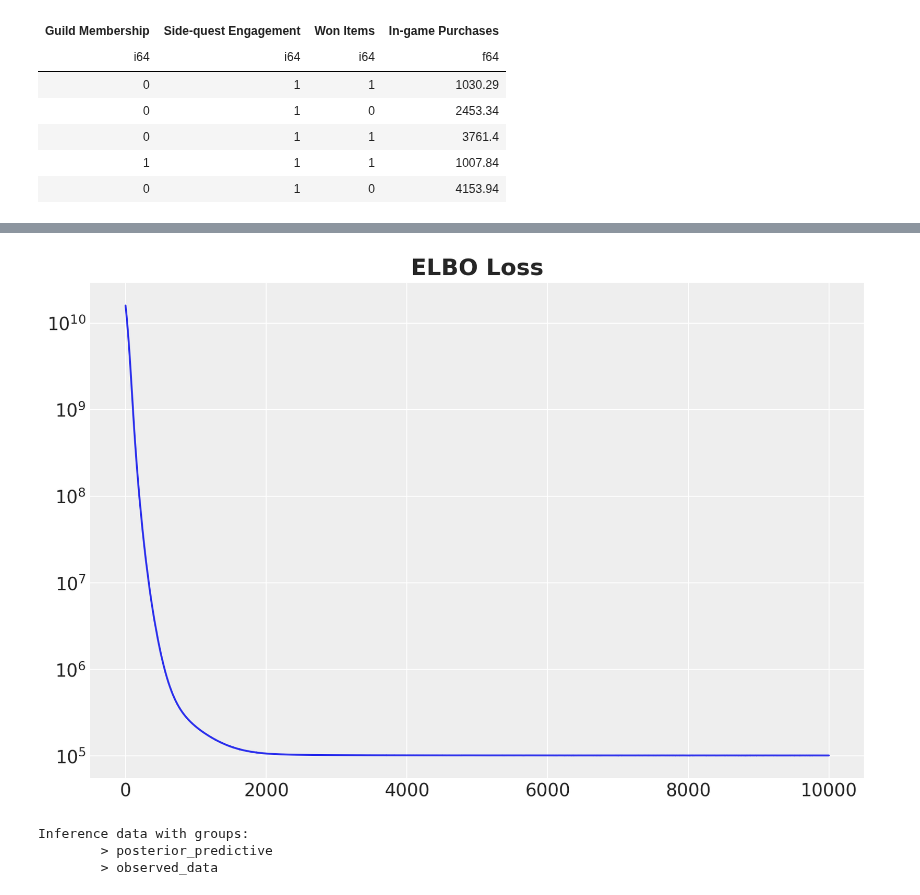
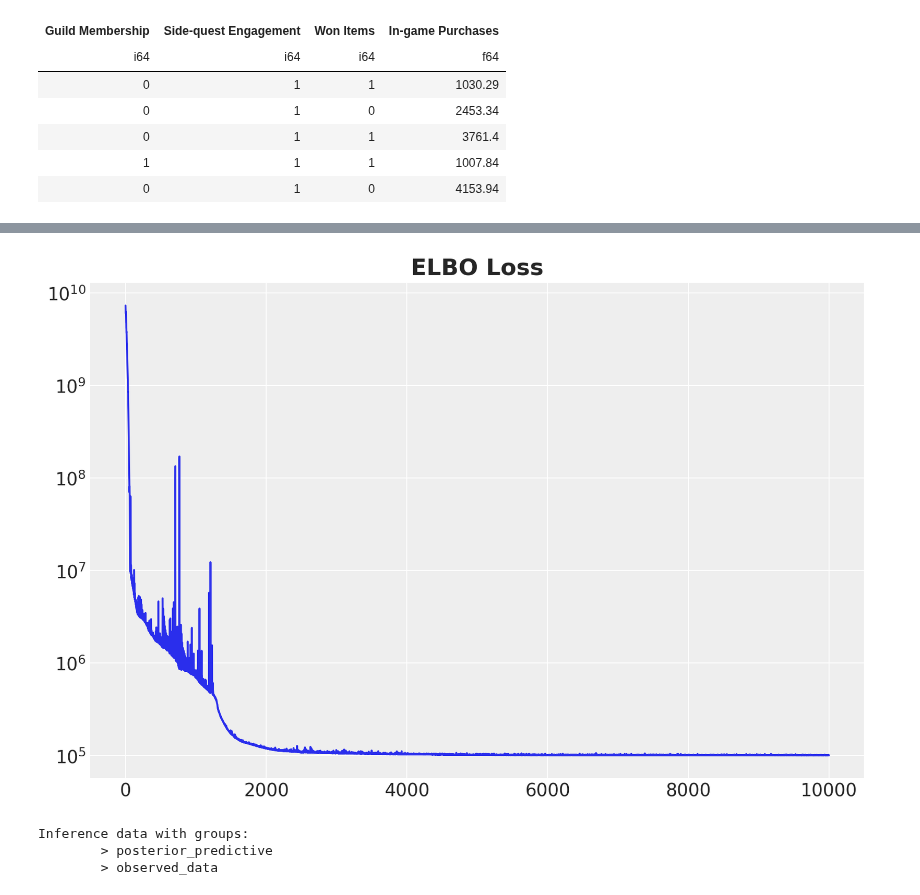
Before and after one commit to juanitorduz/website_projects, a Jupyter notebook: Python/online_game_ate.ipynb, the cells around one changed output, grey strips where cells are left out. Saved outputs shown, nothing was run; the diff lists cells and outputs as text; code cells hidden in the pictures.

Commit message:
custom guide

```diff
--- a/Python/online_game_ate.ipynb
+++ b/Python/online_game_ate.ipynb
@@ -182,6 +181,7 @@ class Encoder(nnx.Module):
         self.f_scale = nnx.Linear(hidden_dim, z_dim, rngs=rngs)
 
     def __call__(self, x: jax.Array) -> tuple[jax.Array, jax.Array]:
+        x = x.T
         hidden = jax.nn.softplus(self.f_hidden(x))
         z_loc = self.f_loc(hidden)
         z_scale = 1e-6 + jax.nn.softplus(self.f_scale(hidden))
@@ -189,45 +189,75 @@ class Encoder(nnx.Module):
 
 
 rng_key, rng_subkey = random.split(rng_key)
-encoder = Encoder(rngs=nnx.Rngs(rng_subkey))
+nn_encoder = Encoder(rngs=nnx.Rngs(rng_subkey))
+# %%
+def guide(guild_membership, side_quest_engagement, won_items, in_game_purchases=None):
+    α_member = numpyro.param("α_member", jnp.array(1.0))
+    β_member = numpyro.param("β_member", jnp.array(1.0))
+    numpyro.sample("ρ_member", dist.Beta(α_member, β_member))
+    α_won_engaged = numpyro.param(
+        "α_won_engaged", jnp.array(5.0), constraint=dist.constraints.positive
+    )
+    β_won_engaged = numpyro.param(
+        "β_won_engaged", jnp.array(2.0), constraint=dist.constraints.positive
+    )
+    numpyro.sample("ρ_won_engaged", dist.Beta(α_won_engaged, β_won_engaged))
+    α_won_not_engaged = numpyro.param(
+        "α_won_not_engaged", jnp.array(2.0), constraint=dist.constraints.positive
+    )
+    β_won_not_engaged = numpyro.param(
+        "β_won_not_engaged", jnp.array(5.0), constraint=dist.constraints.positive
+    )
+    beta_dist = dist.Beta(α_won_not_engaged, β_won_not_engaged)
+    numpyro.sample("ρ_won_not_engaged", beta_dist)
+
+    n_obs = guild_membership.shape[0]
+
+    nnx_encoder = nnx_module("nnx_encoder", nn_encoder)
+
+    with numpyro.plate("obs", n_obs):
+        z_input = jnp.stack(
+            (guild_membership, side_quest_engagement, in_game_purchases)
+        )
+        z_loc, z_scale = nnx_encoder(z_input)
+        numpyro.sample("z", dist.Normal(z_loc, z_scale))
 # %%
 # See https://optax.readthedocs.io/en/latest/getting_started.html#custom-optimizers
 scheduler = optax.linear_onecycle_schedule(
     transition_steps=10_000,
-    peak_value=0.005,
+    peak_value=0.01,
     pct_start=0.01,
     pct_final=0.75,
     div_factor=2,
     final_div_factor=3,
 )
 
 optimizer = optax.chain(
     optax.clip_by_global_norm(1.0),
     optax.scale_by_adam(),
     optax.scale_by_schedule(scheduler),
     optax.scale(-1.0),
 )
 
-guide = AutoNormal(model=model)
 
 svi = SVI(model, guide, optimizer, loss=Trace_ELBO())
 n_samples = 10_000
 rng_key, rng_subkey = random.split(key=rng_key)
 svi_result = svi.run(
     rng_subkey,
     n_samples,
     guild_membership=guild_membership,
     side_quest_engagement=side_quest_engagement,
     won_items=won_items,
     in_game_purchases=in_game_purchases,
 )
 
 fig, ax = plt.subplots(figsize=(9, 6))
 ax.plot(svi_result.losses)
 ax.set(yscale="log")
 ax.set_title("ELBO Loss", fontsize=18, fontweight="bold");
 # %% [output]
-[figure, old version]
+[figure, new version]
 # %%
 params = svi_result.params
 
```
Also changed, not shown: parts of 3 cells of this notebook.
